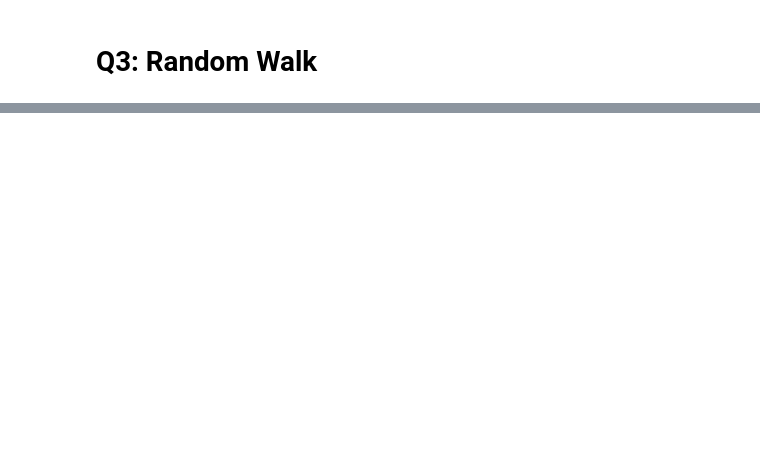
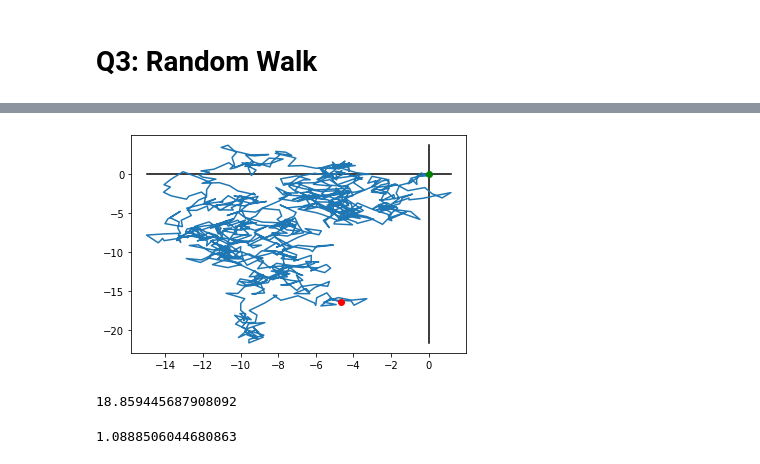
Before and after one commit to PeithonKing/comp_phys_P346, a Jupyter notebook: 2.assign2_rand.ipynb, the cells around one changed output, grey strips where cells are left out. Saved outputs shown, nothing was run; the diff lists cells and outputs as text; code cells hidden in the pictures; blank space fills up the shorter version.

```diff
--- a/2.assign2_rand.ipynb
+++ b/2.assign2_rand.ipynb
@@ -61,0 +54,29 @@ plt.show()
+# %%
+points, dist = random_walk(steps=900, seed=0.4)
+# %% [output]
+[figure, added]
+# %%
+N = 10**4
+RMS_dist = 0
+disp = 0
+steps = 300  # Change this for walks of different steps
+for i in tqdm(range(N)):
+    points, dist = random_walk(
+                        steps = steps,
+                        seed = i/N,
+                        plot=False
+                    )
+    RMS_dist += RMS(dist)
+
+    disp += distance(points[-1], [0]*len(points[-1]))/steps
+
+mean_RMS_dist = RMS_dist/N
+mean_disp = disp/N
+
+print(mean_RMS_dist/mean_disp)
+# %% [output]
+18.859445687908092
+# %%
+print(mean_RMS_dist/(mean_disp*steps**0.5))
+# %% [output]
+1.0888506044680863
```
Also changed, not shown: parts of 11 cells of this notebook, 3 other files.
